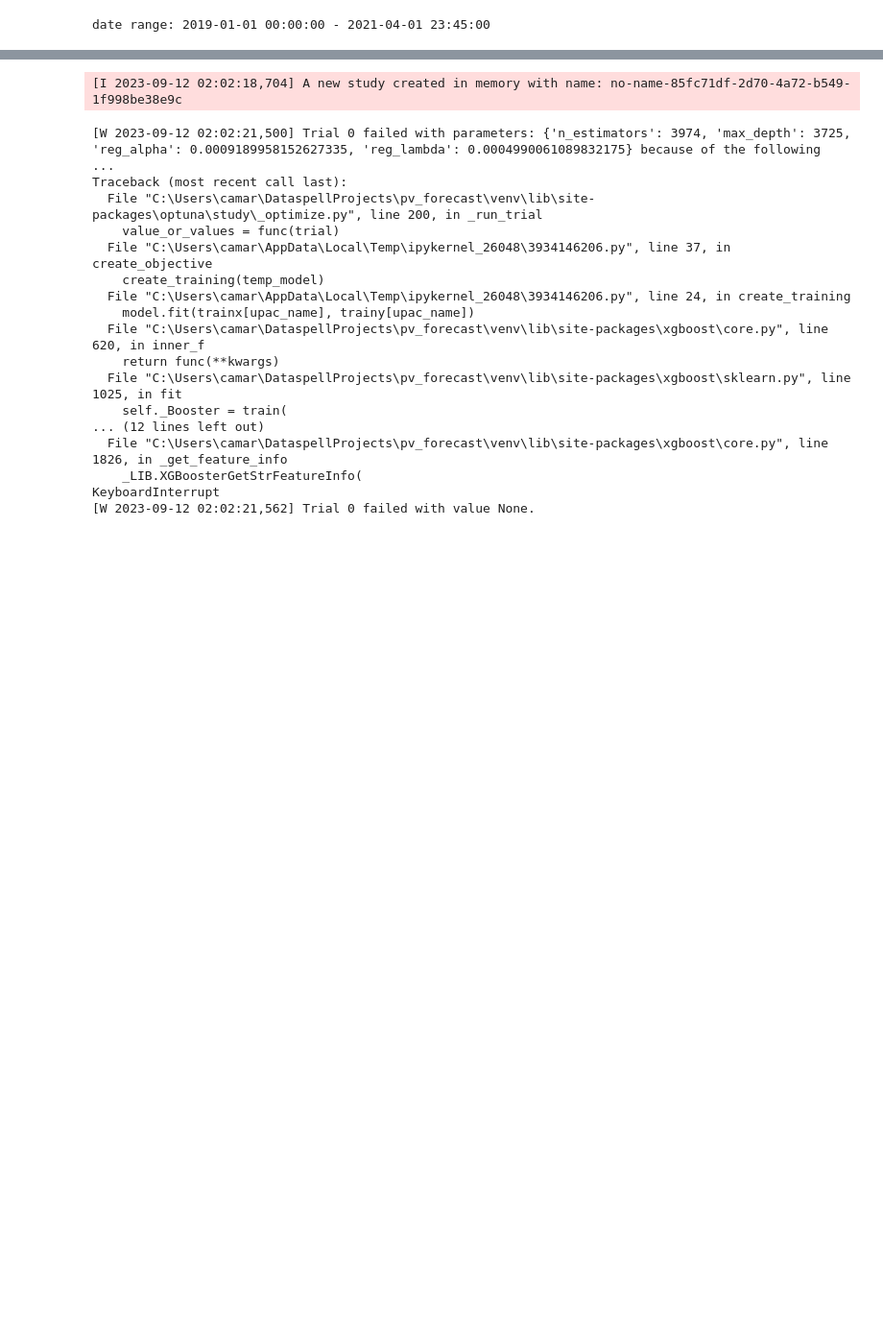
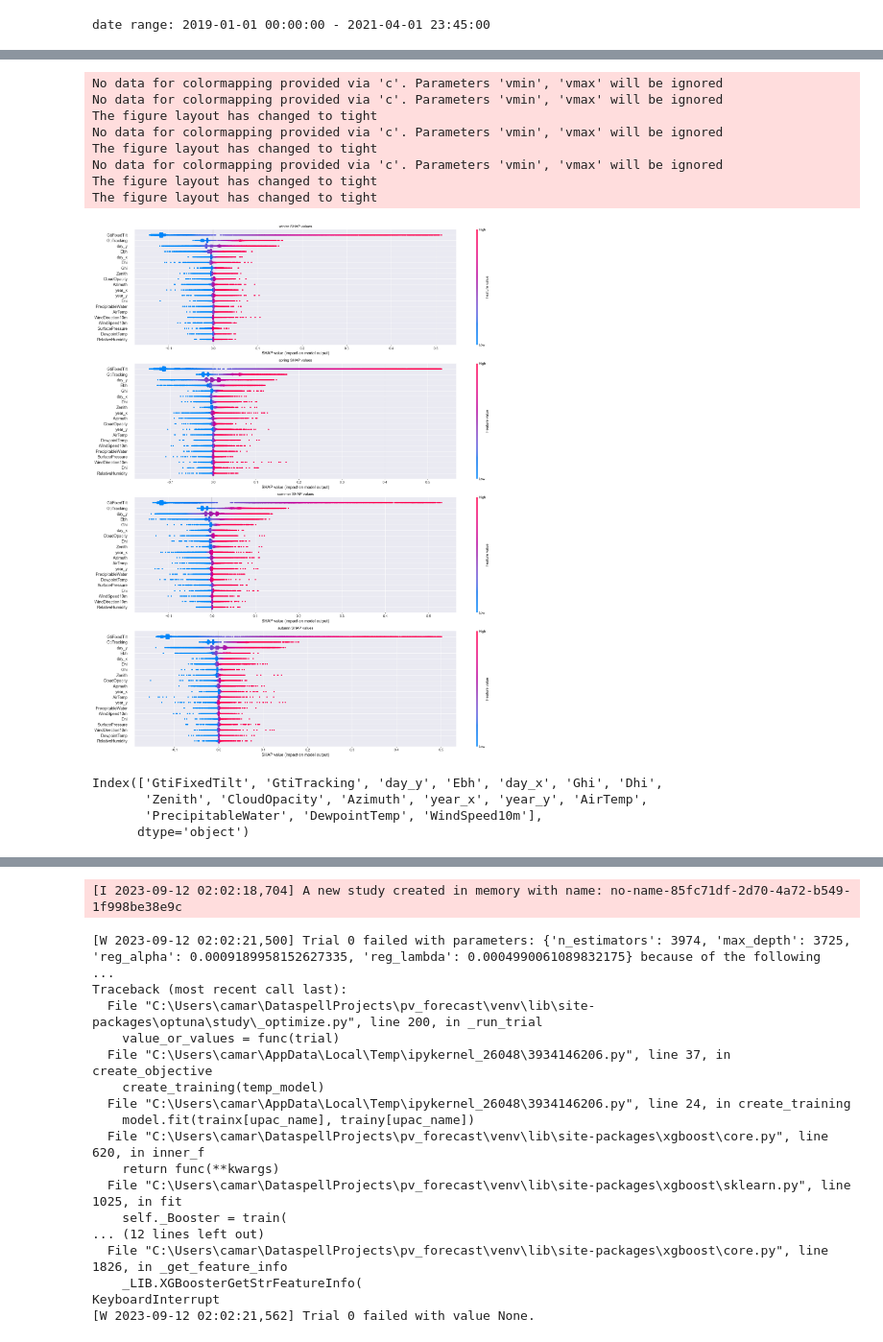
Before and after one commit to ECGomes/pv_forecast, a Jupyter notebook: xgboost.ipynb, the cells around one changed output, grey strips where cells are left out. Shown at 96% size. Cells and saved outputs as stored; diff of their text form; code cells hidden in the pictures; blank space fills up the shorter version.

```diff
--- a/xgboost.ipynb
+++ b/xgboost.ipynb
@@ -53,0 +123,14 @@ mem_usage
+# %%
+# XGBoost season plotting
+
+xgb_overall.plot_season_shap()
+# %% [output]
+No data for colormapping provided via 'c'. Parameters 'vmin', 'vmax' will be ignored
+No data for colormapping provided via 'c'. Parameters 'vmin', 'vmax' will be ignored
+The figure layout has changed to tight
+No data for colormapping provided via 'c'. Parameters 'vmin', 'vmax' will be ignored
+The figure layout has changed to tight
+No data for colormapping provided via 'c'. Parameters 'vmin', 'vmax' will be ignored
+The figure layout has changed to tight
+The figure layout has changed to tight
+[figure, added]
@@ -53,0 +152,10 @@ mem_usage
+# %%
+# XGBoost 75% most important features
+
+top_75_index = xgb_overall.shap_values.abs().mean().sort_values(ascending=False)[:int(xgb_overall.shap_values.abs().mean().shape[0] * 0.75)].index
+top_75_index
+# %% [output]
+Index(['GtiFixedTilt', 'GtiTracking', 'day_y', 'Ebh', 'day_x', 'Ghi', 'Dhi',
+       'Zenith', 'CloudOpacity', 'Azimuth', 'year_x', 'year_y', 'AirTemp',
+       'PrecipitableWater', 'DewpointTemp', 'WindSpeed10m'],
+      dtype='object')
```
Also changed, not shown: parts of 31 cells of this notebook, 4 other files.
